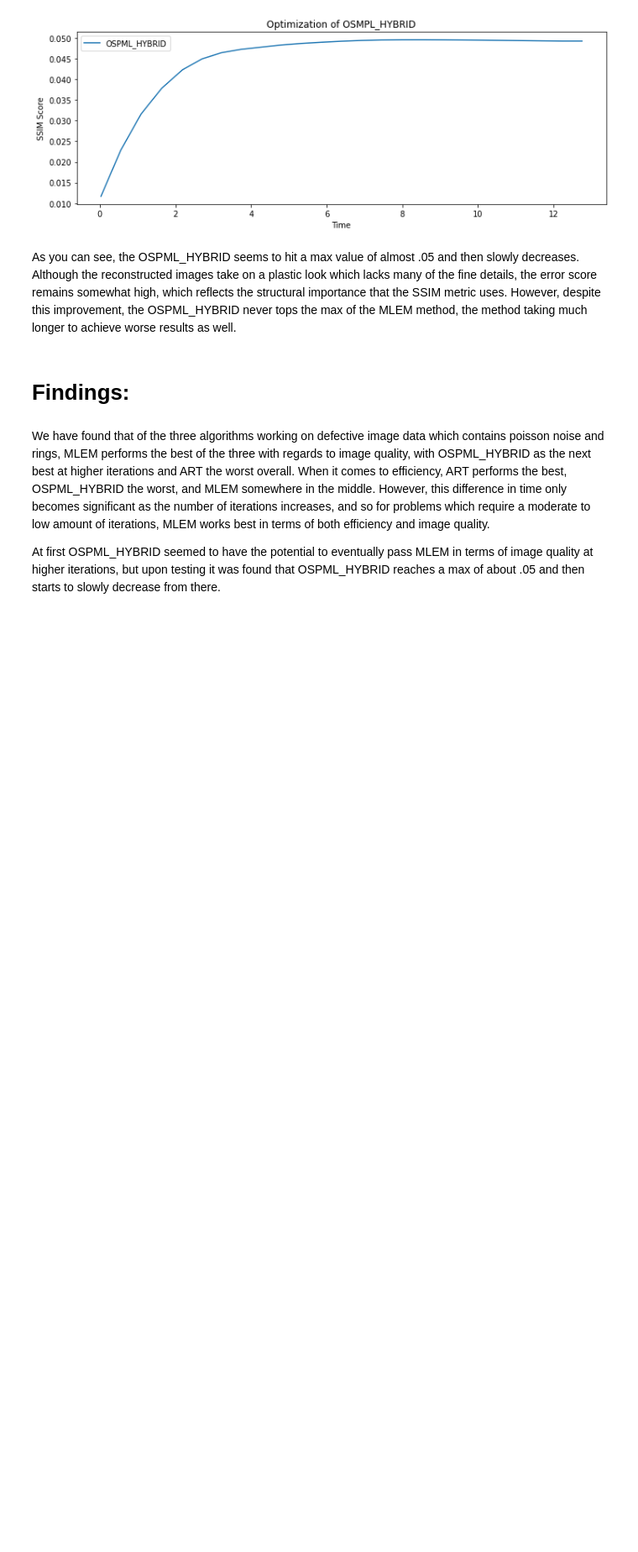
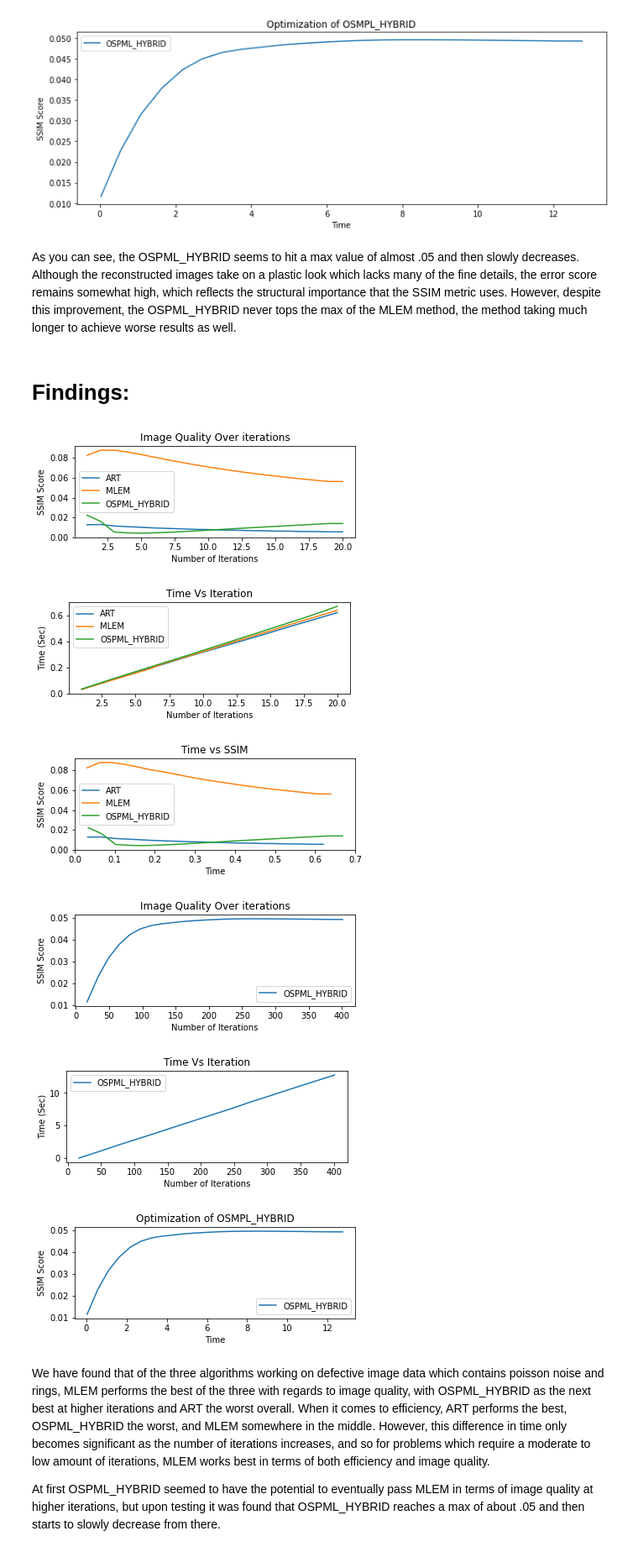
Before and after one commit to bwstarr19/jupyter, a Jupyter notebook: 3 Reconstruction algorithim comparisons (4).ipynb, the cells around one changed output. Shown at 84% size. Drawn from its saved outputs; the diff is of its cells as text; code cells hidden in the pictures; blank space fills up the shorter version.

Commit message:
End Figure

```diff
--- a/3 Reconstruction algorithim comparisons (4).ipynb
+++ b/3 Reconstruction algorithim comparisons (4).ipynb
@@ -325,6 +326,75 @@ plt.show()
 As you can see, the OSPML_HYBRID seems to hit a max value of almost .05 and then slowly decreases. Although the reconstructed images take on a plastic look which lacks many of the fine details, the error score remains somewhat high, which reflects the structural importance that the SSIM metric uses. However, despite this improvement, the OSPML_HYBRID never tops the max of the MLEM method, the method taking much longer to achieve worse results as well.
 # %% [markdown]
 # Findings:
+# %%
+X=[]
+for x in range(0, 20):
+    X.append(x+1)
+
+plt.figure(figsize=(6,2))
+plt.xlabel('Number of Iterations')
+plt.ylabel('SSIM Score')
+plt.title('Image Quality Over iterations')
+plt.plot(X, art_array, label= 'ART')
+plt.plot(X, mlem_array, label= 'MLEM')
+plt.plot(X, ospml_hybrid_array, label= 'OSPML_HYBRID')
+plt.legend()
+plt.show()
+
+plt.figure(figsize=(6,2))
+plt.xlabel('Number of Iterations')
+plt.ylabel('Time (Sec)')
+plt.title('Time Vs Iteration')
+plt.plot(X, rec['art']['time'], label= 'ART')
+plt.plot(X, rec['mlem']['time'], label = 'MLEM' )
+plt.plot(X, rec['ospml_hybrid']['time'], label = 'OSPML_HYBRID')
+plt.legend()
+plt.show()
+
+plt.figure(figsize=(6,2))
+plt.xlabel('Time')
+plt.ylabel('SSIM Score')
+plt.title('Time vs SSIM')
+plt.plot(rec['art']['time'], art_array, label= 'ART')
+plt.plot(rec['mlem']['time'], mlem_array, label= 'MLEM')
+plt.plot( rec['ospml_hybrid']['time'], ospml_hybrid_array, label= 'OSPML_HYBRID')
+plt.legend()
+plt.show()
+
+Y=[]
+for x in range(1,400,16):
+    Y.append(x+16)
+
+plt.figure(figsize=(6,2))
+plt.xlabel('Number of Iterations')
+plt.ylabel('SSIM Score')
+plt.title('Image Quality Over iterations')
+plt.plot(Y, ospml_hybrid_array2 , label= 'OSPML_HYBRID')
+plt.legend()
+plt.show()
+
+plt.figure(figsize=(6,2))
+plt.xlabel('Number of Iterations')
+plt.ylabel('Time (Sec)')
+plt.title('Time Vs Iteration')
+plt.plot(Y, rec['ospml_hybrid2']['time'], label = 'OSPML_HYBRID')
+plt.legend()
+plt.show()
+
+plt.figure(figsize=(6,2))
+plt.xlabel('Time')
+plt.ylabel('SSIM Score')
+plt.title('Optimization of OSMPL_HYBRID')
+plt.plot(rec['ospml_hybrid2']['time'], ospml_hybrid_array2  , label = 'OSPML_HYBRID')
+plt.legend()
+plt.show()
+# %% [output]
+[figure, added]
+[figure, added]
+[figure, added]
+[figure, added]
+[figure, added]
+[figure, added]
 # %% [markdown]
 We have found that of the three algorithms working on defective image data which contains poisson noise and rings, MLEM performs the best of the three with regards to image quality, with OSPML_HYBRID as the next best at higher iterations and ART the worst overall. When it comes to efficiency, ART performs the best, OSPML_HYBRID the worst, and MLEM somewhere in the middle. However, this difference in time only becomes significant as the number of iterations increases, and so for problems which require a moderate to low amount of iterations, MLEM works best in terms of both efficiency and image quality.
 
```
Also changed, not shown: parts of 1 cell of this notebook.
